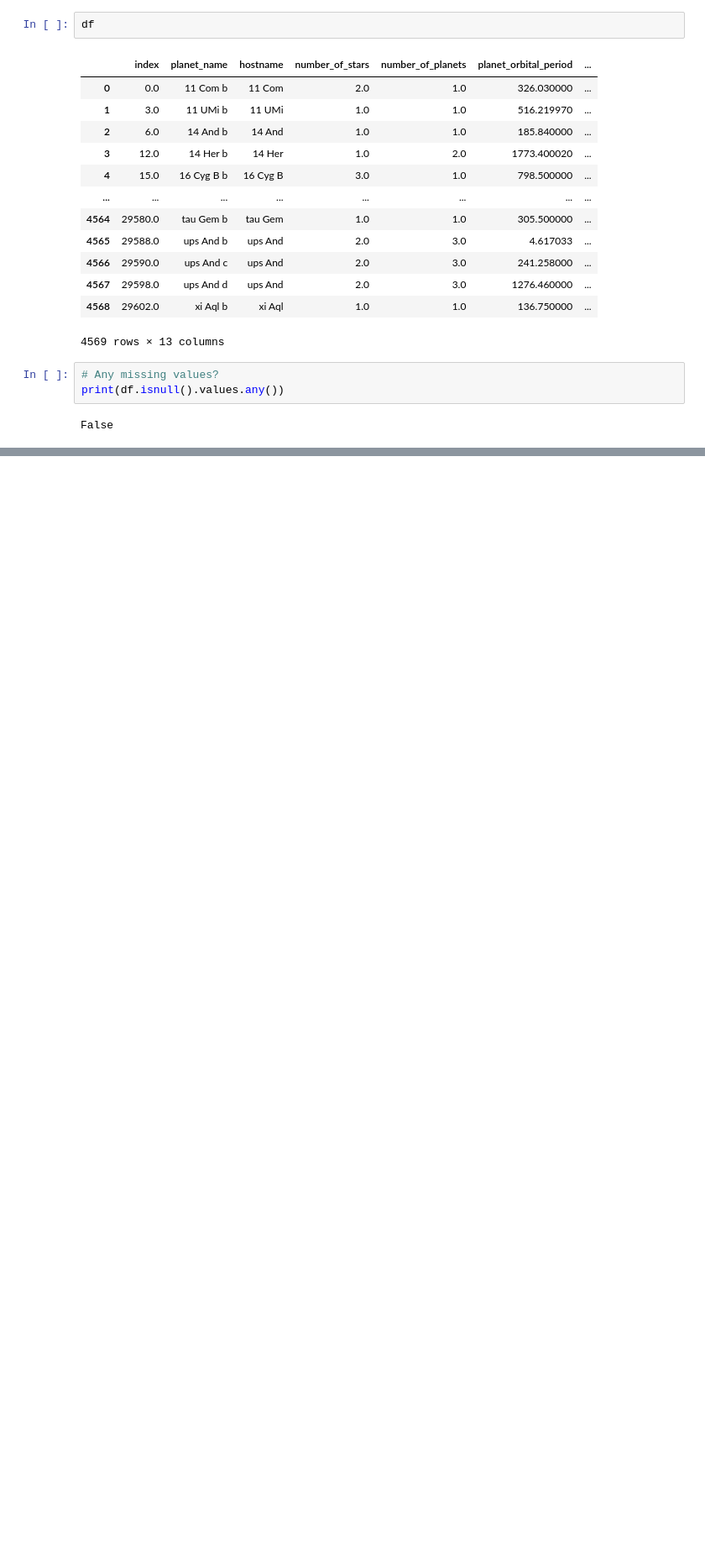
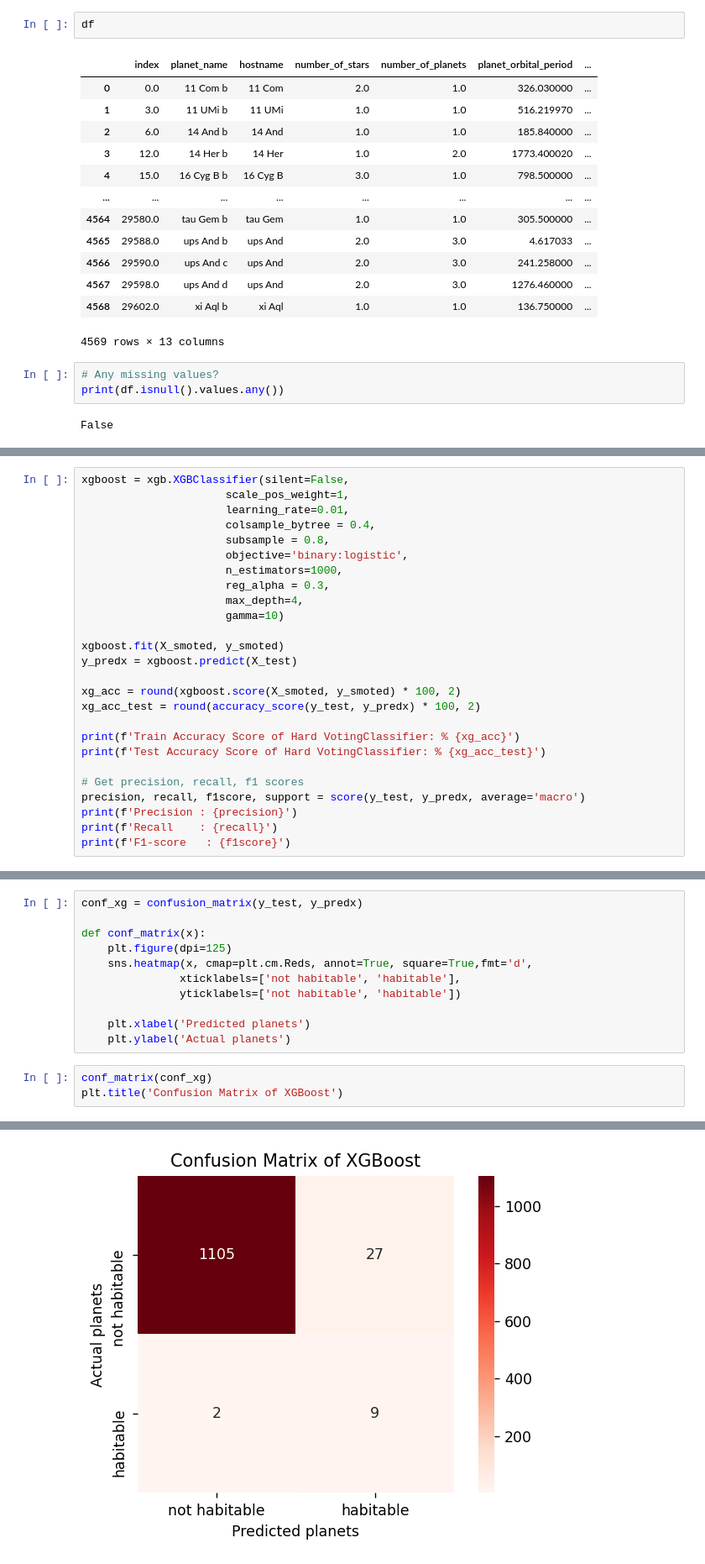
Before and after one commit to prkhrv/Understanding-Exoplanets-with-Data-Science, a Jupyter notebook: Understanding Exoplanets with Data Science.ipynb, the cells around one changed output, grey strips where cells are left out. Shown: that part at 84% size. Saved outputs shown, nothing was run; the diff lists cells and outputs as text; blank space fills up the shorter version.

```diff
--- a/Understanding Exoplanets with Data Science.ipynb
+++ b/Understanding Exoplanets with Data Science.ipynb
@@ -203,0 +694,26 @@ False
+# %%
+xgboost = xgb.XGBClassifier(silent=False,
+                      scale_pos_weight=1,
+                      learning_rate=0.01,
+                      colsample_bytree = 0.4,
+                      subsample = 0.8,
+                      objective='binary:logistic',
+                      n_estimators=1000,
+                      reg_alpha = 0.3,
+                      max_depth=4,
+                      gamma=10)
+
+xgboost.fit(X_smoted, y_smoted)
+y_predx = xgboost.predict(X_test)
+
+xg_acc = round(xgboost.score(X_smoted, y_smoted) * 100, 2)
+xg_acc_test = round(accuracy_score(y_test, y_predx) * 100, 2)
+
+print(f'Train Accuracy Score of Hard VotingClassifier: % {xg_acc}')
+print(f'Test Accuracy Score of Hard VotingClassifier: % {xg_acc_test}')
+
+# Get precision, recall, f1 scores
+precision, recall, f1score, support = score(y_test, y_predx, average='macro')
+print(f'Precision : {precision}')
+print(f'Recall    : {recall}')
+print(f'F1-score   : {f1score}')
@@ -203,0 +751,15 @@ False
+# %%
+conf_xg = confusion_matrix(y_test, y_predx)
+
+def conf_matrix(x):
+    plt.figure(dpi=125)
+    sns.heatmap(x, cmap=plt.cm.Reds, annot=True, square=True,fmt='d',
+               xticklabels=['not habitable', 'habitable'],
+               yticklabels=['not habitable', 'habitable'])
+
+    plt.xlabel('Predicted planets')
+    plt.ylabel('Actual planets')
+# %%
+conf_matrix(conf_xg)
+plt.title('Confusion Matrix of XGBoost')
+# %% [output]
@@ -203,0 +767 @@ False
+[figure, added]
```
Also changed, not shown: parts of 54 cells of this notebook, 2 other files.
